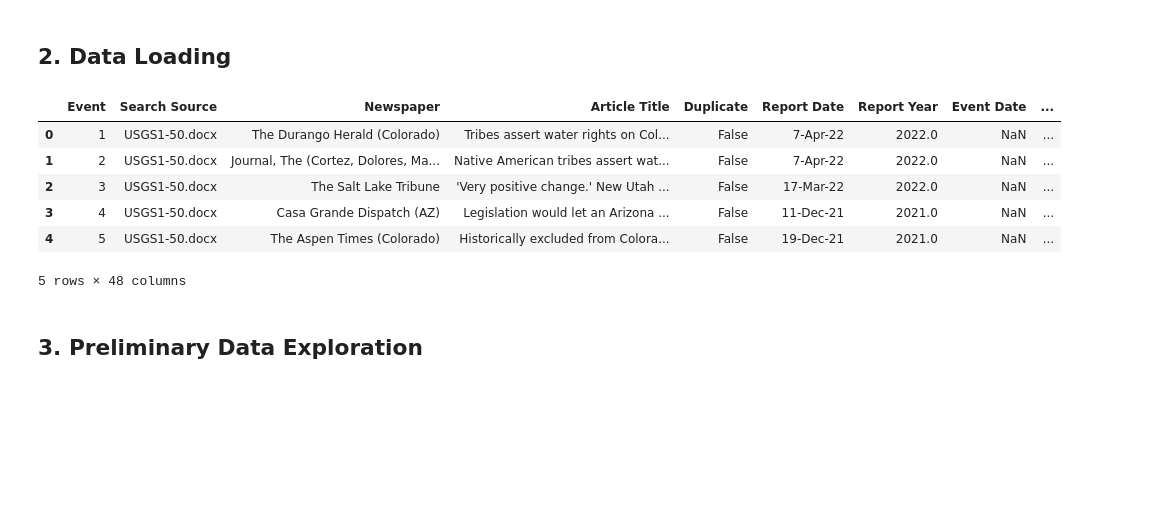
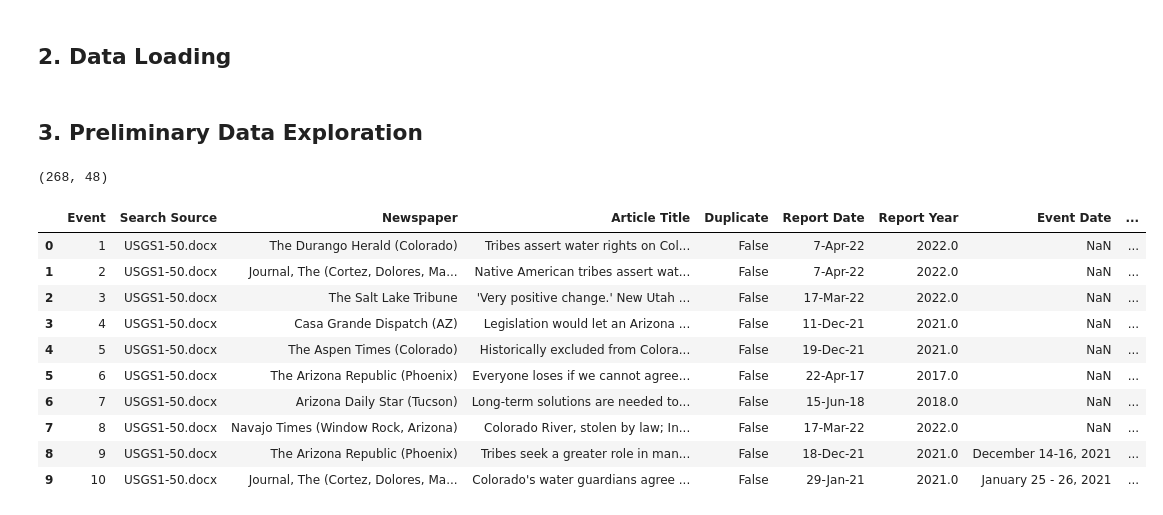
Before and after one commit to ssoriano22/eds220-discussion-sections, a Jupyter notebook: section-2-co-basin-water-conflicts.ipynb, the cells around one changed output. Saved outputs shown, nothing was run; the diff lists cells and outputs as text; code cells hidden in the pictures; blank space fills up the shorter version.

```diff
--- a/section-2-co-basin-water-conflicts.ipynb
+++ b/section-2-co-basin-water-conflicts.ipynb
@@ -14,17 +14,28 @@ import pandas as pd
 
 # Load data
 df = pd.read_csv('data/Colorado_River_Basin_Water_Conflict_Table.csv')
-df.head()
-# %% [output]
-|  | Event | Search Source | Newspaper | Article Title | Duplicate | Report Date | Report Year | Event Date | ... |
-| 0 | 1 | USGS1-50.docx | The Durango Herald (Colorado) | Tribes assert water rights on Col... | False | 7-Apr-22 | 2022.0 | NaN | ... |
-| 1 | 2 | USGS1-50.docx | Journal, The (Cortez, Dolores, Ma... | Native American tribes assert wat... | False | 7-Apr-22 | 2022.0 | NaN | ... |
-| 2 | 3 | USGS1-50.docx | The Salt Lake Tribune | 'Very positive change.' New Utah ... | False | 17-Mar-22 | 2022.0 | NaN | ... |
-| 3 | 4 | USGS1-50.docx | Casa Grande Dispatch (AZ) | Legislation would let an Arizona ... | False | 11-Dec-21 | 2021.0 | NaN | ... |
-| 4 | 5 | USGS1-50.docx | The Aspen Times (Colorado) | Historically excluded from Colora... | False | 19-Dec-21 | 2021.0 | NaN | ... |
-5 rows × 48 columns
 # %% [markdown]
 ## 3. Preliminary Data Exploration
 # %%
 # See all columns by setting this option
 pd.set_option("display.max_columns", None)
+# %%
+# View dimensions of df
+df.shape
+# %% [output]
+(268, 48)
+# %%
+# View first 10 rows
+df.head(10)
+# %% [output]
+|  | Event | Search Source | Newspaper | Article Title | Duplicate | Report Date | Report Year | Event Date | ... |
+| 0 | 1 | USGS1-50.docx | The Durango Herald (Colorado) | Tribes assert water rights on Col... | False | 7-Apr-22 | 2022.0 | NaN | ... |
+| 1 | 2 | USGS1-50.docx | Journal, The (Cortez, Dolores, Ma... | Native American tribes assert wat... | False | 7-Apr-22 | 2022.0 | NaN | ... |
+| 2 | 3 | USGS1-50.docx | The Salt Lake Tribune | 'Very positive change.' New Utah ... | False | 17-Mar-22 | 2022.0 | NaN | ... |
+| 3 | 4 | USGS1-50.docx | Casa Grande Dispatch (AZ) | Legislation would let an Arizona ... | False | 11-Dec-21 | 2021.0 | NaN | ... |
+| 4 | 5 | USGS1-50.docx | The Aspen Times (Colorado) | Historically excluded from Colora... | False | 19-Dec-21 | 2021.0 | NaN | ... |
+| 5 | 6 | USGS1-50.docx | The Arizona Republic (Phoenix) | Everyone loses if we cannot agree... | False | 22-Apr-17 | 2017.0 | NaN | ... |
+| 6 | 7 | USGS1-50.docx | Arizona Daily Star (Tucson) | Long-term solutions are needed to... | False | 15-Jun-18 | 2018.0 | NaN | ... |
+| 7 | 8 | USGS1-50.docx | Navajo Times (Window Rock, Arizona) | Colorado River, stolen by law; In... | False | 17-Mar-22 | 2022.0 | NaN | ... |
+| 8 | 9 | USGS1-50.docx | The Arizona Republic (Phoenix) | Tribes seek a greater role in man... | False | 18-Dec-21 | 2021.0 | December 14-16, 2021 | ... |
+| 9 | 10 | USGS1-50.docx | Journal, The (Cortez, Dolores, Ma... | Colorado's water guardians agree ... | False | 29-Jan-21 | 2021.0 | January 25 - 26, 2021 | ... |
```
Also changed, not shown: parts of 4 cells of this notebook.
